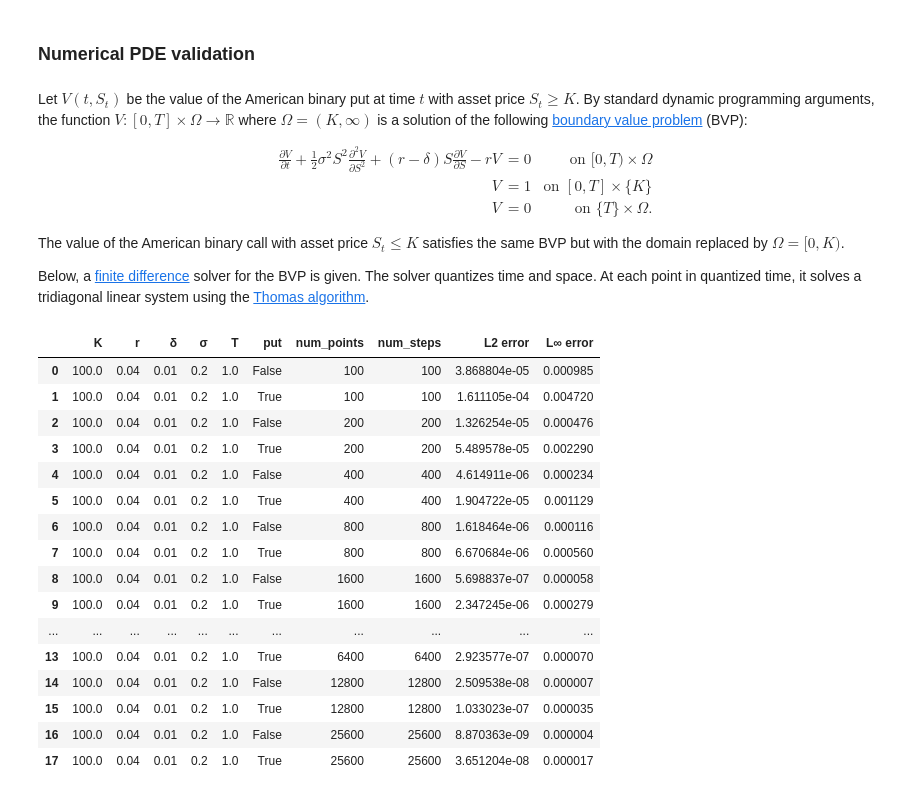
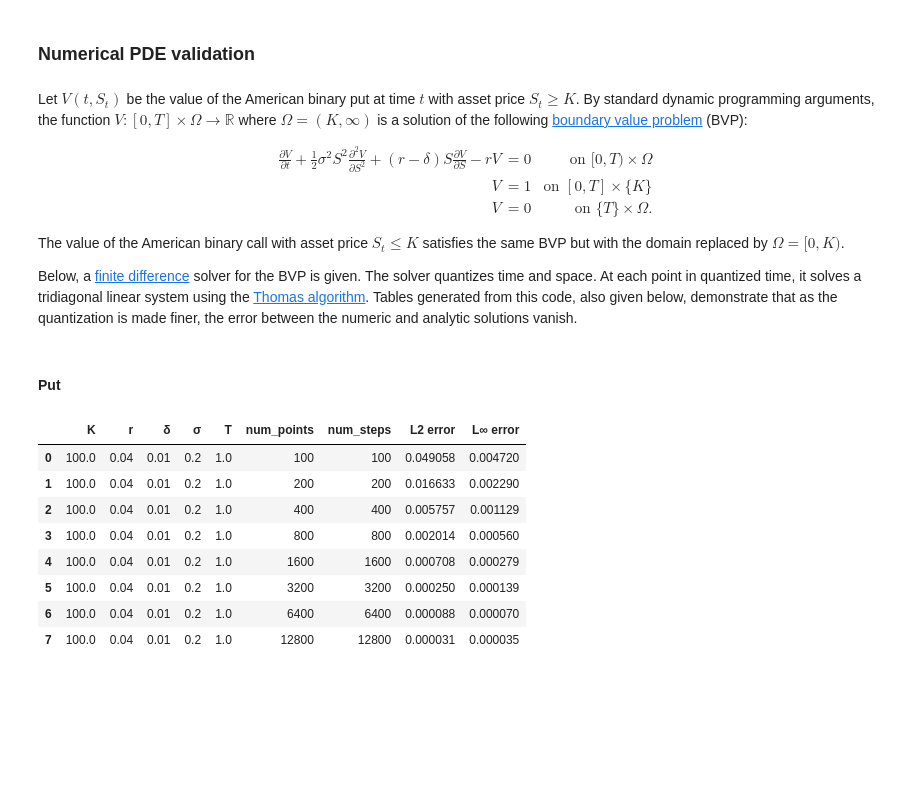
Before and after one commit to parsiad/parsiad.github.io, a Jupyter notebook: src/2015-03-01-pricing_american_binary_options.ipynb, the cells around one changed output. Drawn from its saved outputs; the diff is of its cells as text; code cells hidden in the pictures; blank space fills up the shorter version.

```diff
--- a/src/2015-03-01-pricing_american_binary_options.ipynb
+++ b/src/2015-03-01-pricing_american_binary_options.ipynb
@@ -170,7 +175,7 @@ $$
 # %%
 import numpy as np
 from numpy.typing import ArrayLike
-from scipy.special import erf
+from scipy.stats import norm
 
 def american_binary(
     asset_price: ArrayLike,
@@ -233,6 +238,7 @@ def american_binary(
     a = np.log(strike / asset_price) / volatility
     μ = (r - dividend_rate - 0.5 * volatility**2) / volatility
     b = np.sqrt(μ**2 + 2. * r)
-    return 0.5 * np.exp(a * (μ - b)) * (
-        1 + np.sign(a) * erf((b * T - a) / np.sqrt(2. * T)) + np.exp(2. * a * b) * (
-            1 - np.sign(a) * erf((b * T + a) / np.sqrt(2. * T))))
+    return np.exp(a * (μ - b)) * (
+        norm.cdf(np.sign(a) * (b * T - a) / np.sqrt(T))
+        + np.exp(2. * a * b) * norm.cdf(-np.sign(a) * (b * T + a) / np.sqrt(T))
+    )
@@ -310,4 +343,5 @@ The value of the American binary call with asset price $S_t \leq K$ satisfies th
 Below, a [finite difference](https://en.wikipedia.org/wiki/Finite_difference_method) solver for the BVP is given.
 The solver quantizes time and space.
 At each point in quantized time, it solves a tridiagonal linear system using the [Thomas algorithm](https://en.wikipedia.org/wiki/Tridiagonal_matrix_algorithm).
+Tables generated from this code, also given below, demonstrate that as the quantization is made finer, the error between the numeric and analytic solutions vanish.
 # %%
@@ -451,7 +486,7 @@ r = 0.04
 σ = 0.2
 T = 1.0
 
-N = 100*2**np.arange(9)
+N = 100*2**np.arange(8)
 
 put = True
 
@@ -462,6 +497,7 @@ for n in N:
         S, V_pde = american_binary_pde(*args, put=put, num_points=n, num_steps=n)
         V = american_binary(S, *args)
         ε = V - V_pde
+        ΔS = S[1] - S[0]  # Assume constant grid spacing
         row = {
             "K": K,
             "r": r,
@@ -471,26 +507,22 @@ for n in N:
             "put": put,
             "num_points": n,
             "num_steps": n,
-            "L2 error": (np.linalg.norm(ε, ord=2) / S.size).item(),
+            "L2 error": (np.linalg.norm(ε, ord=2) * ΔS).item(),
             "L∞ error": np.linalg.norm(ε, ord=np.inf).item()
         }
         rows.append(row)
-pd.DataFrame(rows)
+df = pd.DataFrame(rows)
-# %% [output]
-|  | K | r | δ | σ | T | put | num_points | num_steps | L2 error | L∞ error |
-| 0 | 100.0 | 0.04 | 0.01 | 0.2 | 1.0 | False | 100 | 100 | 3.868804e-05 | 0.000985 |
-| 1 | 100.0 | 0.04 | 0.01 | 0.2 | 1.0 | True | 100 | 100 | 1.611105e-04 | 0.004720 |
-| 2 | 100.0 | 0.04 | 0.01 | 0.2 | 1.0 | False | 200 | 200 | 1.326254e-05 | 0.000476 |
-| 3 | 100.0 | 0.04 | 0.01 | 0.2 | 1.0 | True | 200 | 200 | 5.489578e-05 | 0.002290 |
-| 4 | 100.0 | 0.04 | 0.01 | 0.2 | 1.0 | False | 400 | 400 | 4.614911e-06 | 0.000234 |
-| 5 | 100.0 | 0.04 | 0.01 | 0.2 | 1.0 | True | 400 | 400 | 1.904722e-05 | 0.001129 |
-| 6 | 100.0 | 0.04 | 0.01 | 0.2 | 1.0 | False | 800 | 800 | 1.618464e-06 | 0.000116 |
-| 7 | 100.0 | 0.04 | 0.01 | 0.2 | 1.0 | True | 800 | 800 | 6.670684e-06 | 0.000560 |
-| 8 | 100.0 | 0.04 | 0.01 | 0.2 | 1.0 | False | 1600 | 1600 | 5.698837e-07 | 0.000058 |
-| 9 | 100.0 | 0.04 | 0.01 | 0.2 | 1.0 | True | 1600 | 1600 | 2.347245e-06 | 0.000279 |
-| ... | ... | ... | ... | ... | ... | ... | ... | ... | ... | ... |
-| 13 | 100.0 | 0.04 | 0.01 | 0.2 | 1.0 | True | 6400 | 6400 | 2.923577e-07 | 0.000070 |
-| 14 | 100.0 | 0.04 | 0.01 | 0.2 | 1.0 | False | 12800 | 12800 | 2.509538e-08 | 0.000007 |
-| 15 | 100.0 | 0.04 | 0.01 | 0.2 | 1.0 | True | 12800 | 12800 | 1.033023e-07 | 0.000035 |
-| 16 | 100.0 | 0.04 | 0.01 | 0.2 | 1.0 | False | 25600 | 25600 | 8.870363e-09 | 0.000004 |
-| 17 | 100.0 | 0.04 | 0.01 | 0.2 | 1.0 | True | 25600 | 25600 | 3.651204e-08 | 0.000017 |
+# %% [markdown]
+#### Put
+# %%
+df[df.put].drop(columns="put").reset_index(drop=True)
+# %% [output]
+|  | K | r | δ | σ | T | num_points | num_steps | L2 error | L∞ error |
+| 0 | 100.0 | 0.04 | 0.01 | 0.2 | 1.0 | 100 | 100 | 0.049058 | 0.004720 |
+| 1 | 100.0 | 0.04 | 0.01 | 0.2 | 1.0 | 200 | 200 | 0.016633 | 0.002290 |
+| 2 | 100.0 | 0.04 | 0.01 | 0.2 | 1.0 | 400 | 400 | 0.005757 | 0.001129 |
+| 3 | 100.0 | 0.04 | 0.01 | 0.2 | 1.0 | 800 | 800 | 0.002014 | 0.000560 |
+| 4 | 100.0 | 0.04 | 0.01 | 0.2 | 1.0 | 1600 | 1600 | 0.000708 | 0.000279 |
+| 5 | 100.0 | 0.04 | 0.01 | 0.2 | 1.0 | 3200 | 3200 | 0.000250 | 0.000139 |
+| 6 | 100.0 | 0.04 | 0.01 | 0.2 | 1.0 | 6400 | 6400 | 0.000088 | 0.000070 |
+| 7 | 100.0 | 0.04 | 0.01 | 0.2 | 1.0 | 12800 | 12800 | 0.000031 | 0.000035 |
```
Also changed, not shown: parts of 13 cells of this notebook, 2 other files.
